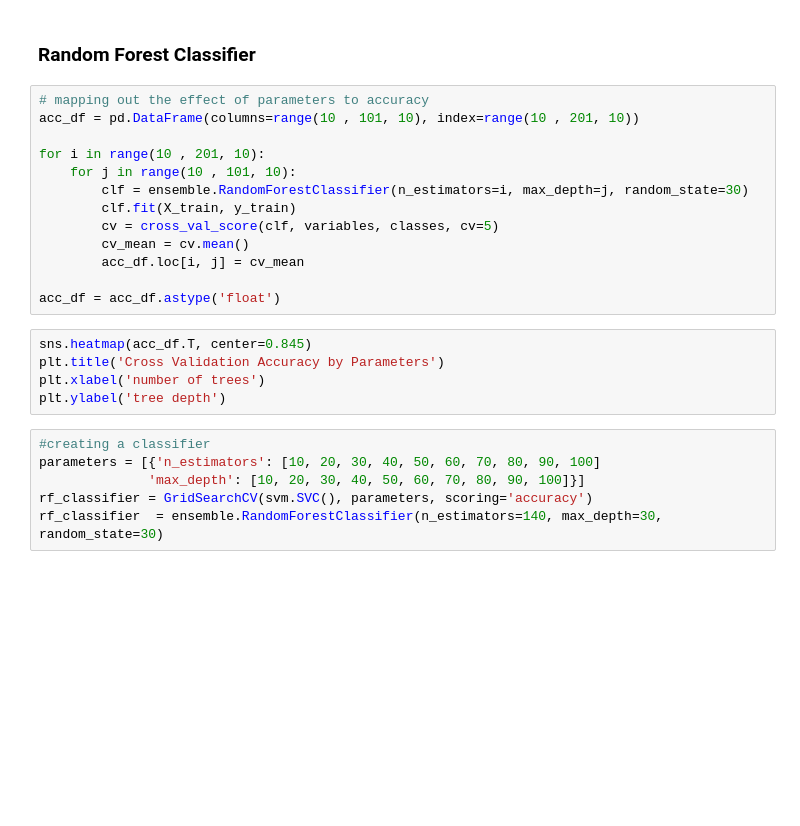
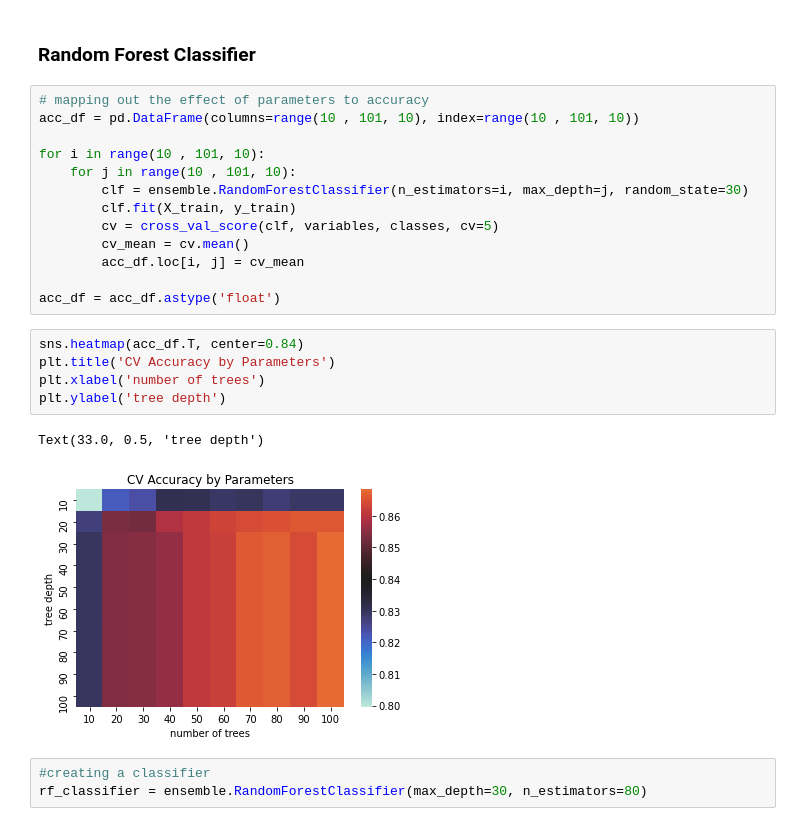
Before and after one commit to icesupakorn/Learning-from-data, a Jupyter notebook: Obesity_risk_factors_classification_v.2.ipynb, the cells around one changed output. Cells and saved outputs as stored; diff of their text form; blank space fills up the shorter version.

```diff
--- a/Obesity_risk_factors_classification_v.2.ipynb
+++ b/Obesity_risk_factors_classification_v.2.ipynb
@@ -194,9 +317,9 @@ plt.ylabel('predicted label')
 ### Random Forest Classifier
 # %%
 # mapping out the effect of parameters to accuracy
-acc_df = pd.DataFrame(columns=range(10 , 101, 10), index=range(10 , 201, 10))
+acc_df = pd.DataFrame(columns=range(10 , 101, 10), index=range(10 , 101, 10))
 
-for i in range(10 , 201, 10):
+for i in range(10 , 101, 10):
     for j in range(10 , 101, 10):
         clf = ensemble.RandomForestClassifier(n_estimators=i, max_depth=j, random_state=30)
         clf.fit(X_train, y_train)
@@ -206,16 +329,16 @@ for i in range(10 , 201, 10):
 
 acc_df = acc_df.astype('float')
 # %%
-sns.heatmap(acc_df.T, center=0.845)
-plt.title('Cross Validation Accuracy by Parameters')
+sns.heatmap(acc_df.T, center=0.84)
+plt.title('CV Accuracy by Parameters')
 plt.xlabel('number of trees')
 plt.ylabel('tree depth')
+# %% [output]
+Text(33.0, 0.5, 'tree depth')
+[figure, added]
 # %%
 #creating a classifier
-parameters = [{'n_estimators': [10, 20, 30, 40, 50, 60, 70, 80, 90, 100]
-              'max_depth': [10, 20, 30, 40, 50, 60, 70, 80, 90, 100]}]
-rf_classifier = GridSearchCV(svm.SVC(), parameters, scoring='accuracy')
-rf_classifier  = ensemble.RandomForestClassifier(n_estimators=140, max_depth=30, random_state=30)
+rf_classifier = ensemble.RandomForestClassifier(max_depth=30, n_estimators=80)
 # %%
 #training the model
 rf_classifier.fit(X_train, y_train)
```
Also changed, not shown: parts of 27 cells of this notebook.
